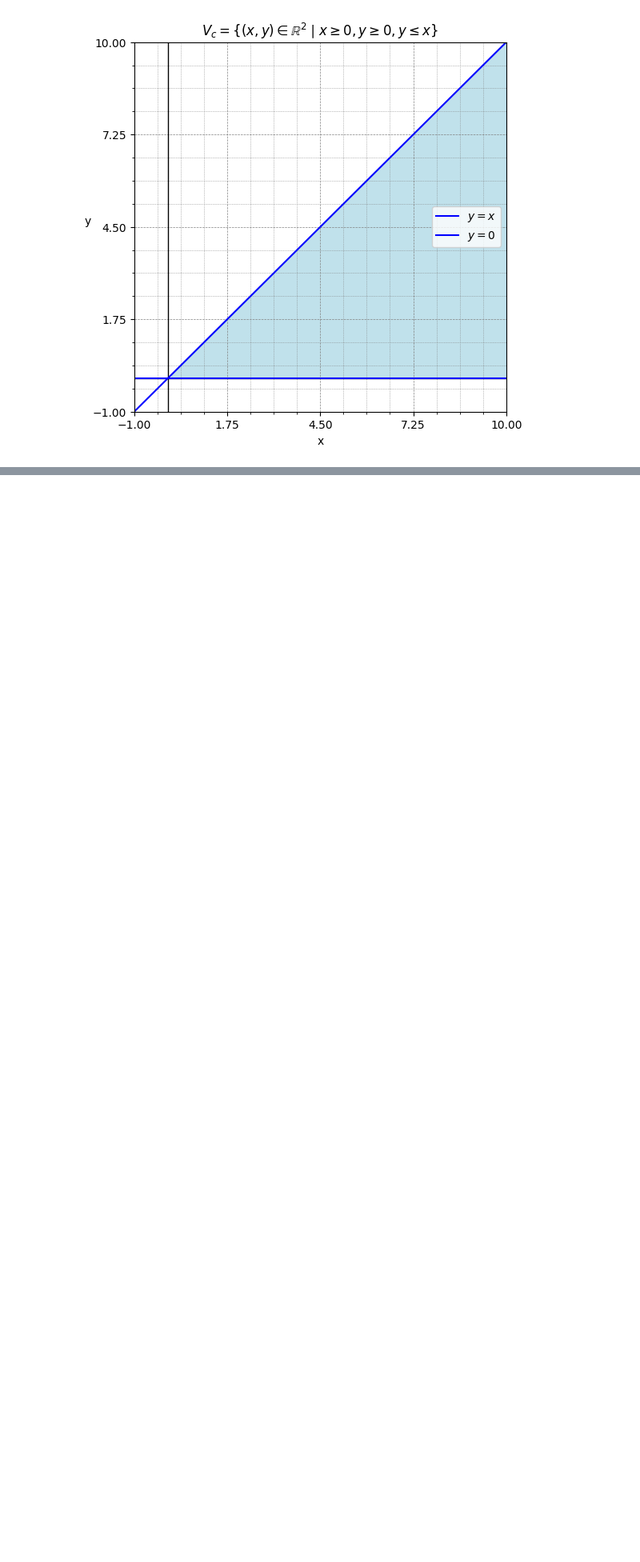
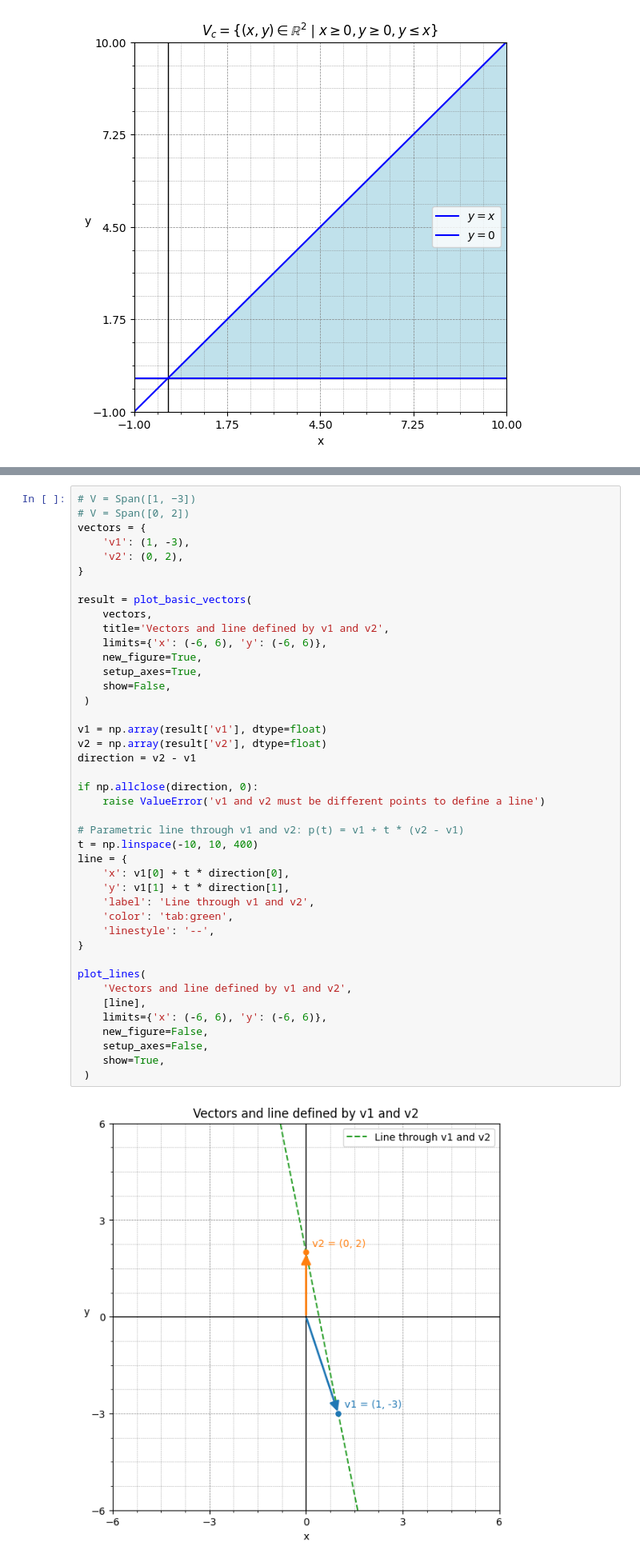
Before and after one commit to seanjiangsh/math-practice, a Jupyter notebook: linear-algebra/vectors.ipynb, the cells around one changed output, grey strips where cells are left out. Shown at 80% size. Cells and saved outputs as stored; diff of their text form; blank space fills up the shorter version.

```diff
--- a/linear-algebra/vectors.ipynb
+++ b/linear-algebra/vectors.ipynb
@@ -220,0 +224,44 @@ plot_lines(
+# %%
+# V = Span([1, −3])
+# V = Span([0, 2])
+vectors = {
+	'v1': (1, -3),
+	'v2': (0, 2),
+}
+
+result = plot_basic_vectors(
+	vectors,
+	title='Vectors and line defined by v1 and v2',
+	limits={'x': (-6, 6), 'y': (-6, 6)},
+	new_figure=True,
+	setup_axes=True,
+	show=False,
+ )
+
+v1 = np.array(result['v1'], dtype=float)
+v2 = np.array(result['v2'], dtype=float)
+direction = v2 - v1
+
+if np.allclose(direction, 0):
+	raise ValueError('v1 and v2 must be different points to define a line')
+
+# Parametric line through v1 and v2: p(t) = v1 + t * (v2 - v1)
+t = np.linspace(-10, 10, 400)
+line = {
+	'x': v1[0] + t * direction[0],
+	'y': v1[1] + t * direction[1],
+	'label': 'Line through v1 and v2',
+	'color': 'tab:green',
+	'linestyle': '--',
+}
+
+plot_lines(
+	'Vectors and line defined by v1 and v2',
+	[line],
+	limits={'x': (-6, 6), 'y': (-6, 6)},
+	new_figure=False,
+	setup_axes=False,
+	show=True,
+ )
+# %% [output]
+[figure, added]
```
Also changed, not shown: parts of 5 cells of this notebook, 12 other files.
